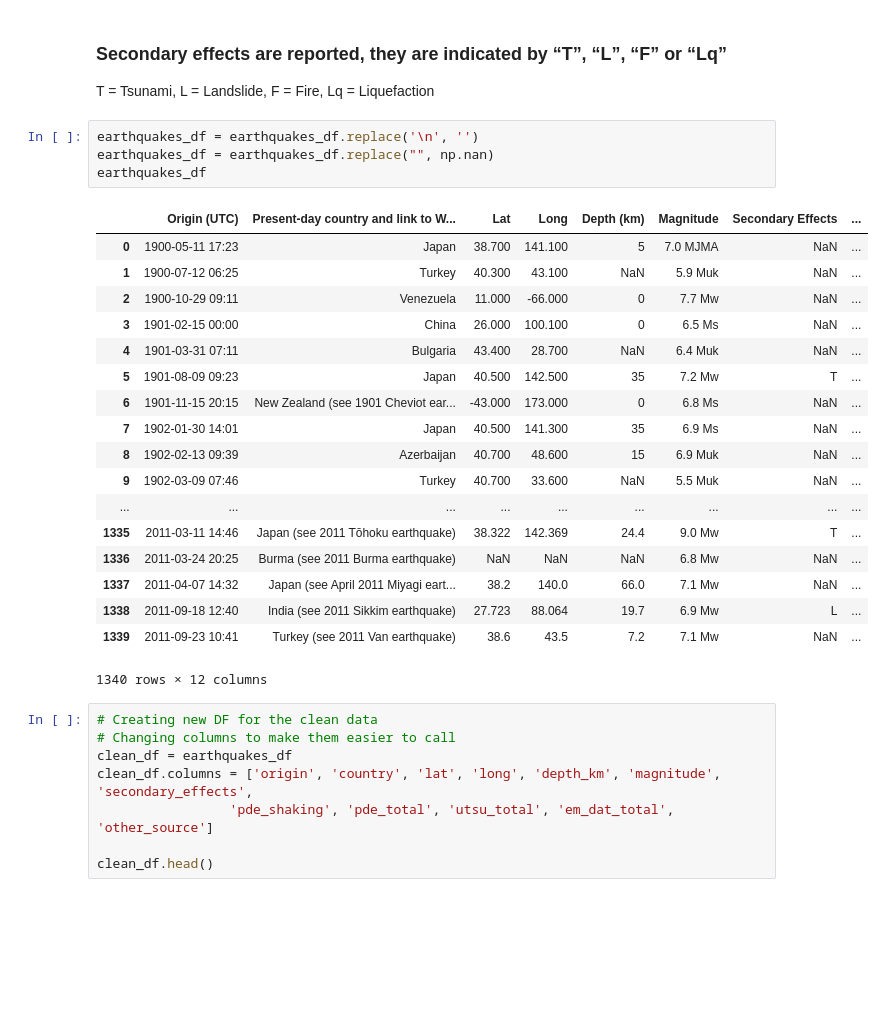
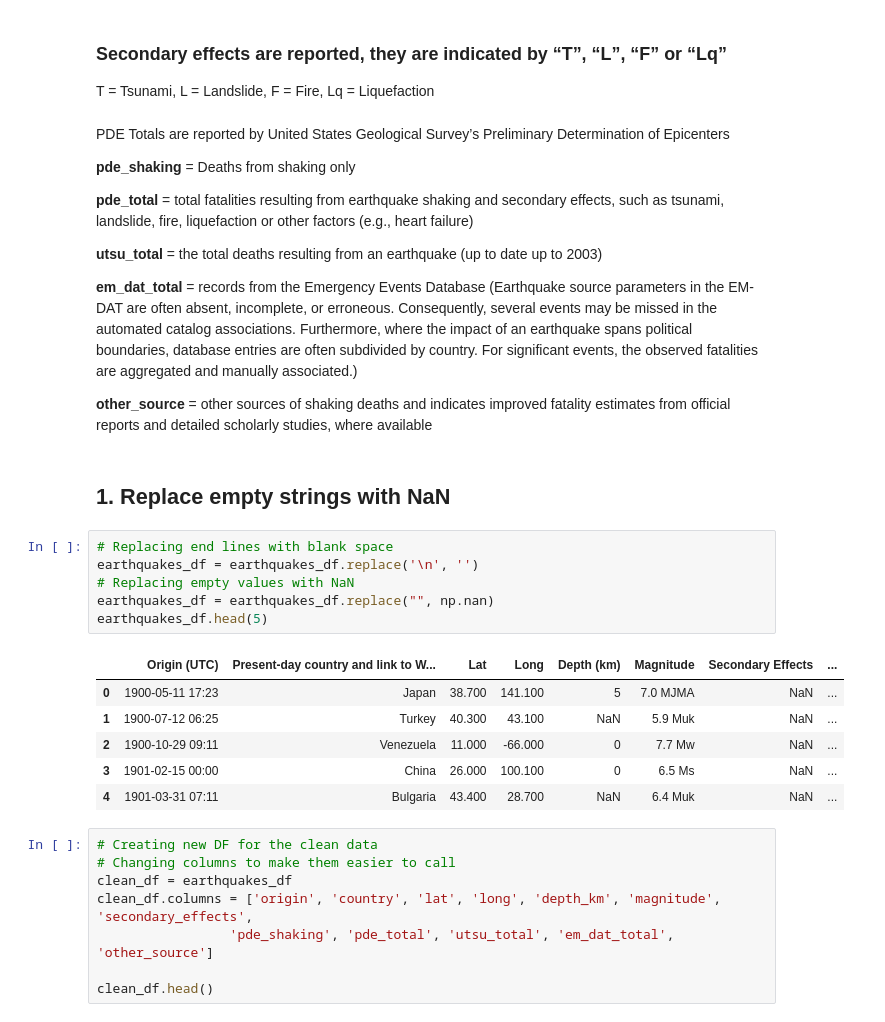
Before and after one commit to asidamo/Earthquakes-Analysis, a Jupyter notebook: DQ3_Andrew.ipynb, the cells around one changed output. Saved outputs shown, nothing was run; the diff lists cells and outputs as text; blank space fills up the shorter version.

```diff
--- a/DQ3_Andrew.ipynb
+++ b/DQ3_Andrew.ipynb
@@ -75,29 +75,33 @@ T = Tsunami,
 L = Landslide,
 F = Fire,
 Lq = Liquefaction
+# %% [markdown]
+PDE Totals are reported by United States Geological Survey’s Preliminary Determination of Epicenters <br>
+
+<strong>pde_shaking</strong> = Deaths from shaking only <br>
+
+<strong>pde_total</strong> = total fatalities resulting from earthquake shaking and secondary effects, such as tsunami, landslide, fire, liquefaction or other factors (e.g., heart failure) <br>
+
+<strong>utsu_total</strong> = the total deaths resulting from an earthquake (up to date up to 2003) <br>
+
+<strong>em_dat_total</strong> = records from the Emergency Events Database (Earthquake source parameters in the EM-DAT are often absent, incomplete, or erroneous. Consequently, several events may be missed in the automated catalog associations. Furthermore, where the impact of an earthquake spans political boundaries, database entries are often subdivided by country. For significant events, the observed fatalities are aggregated and manually associated.) <br>
+
+<strong>other_source</strong> = other sources of shaking deaths and indicates improved fatality estimates from official reports and detailed scholarly studies, where available
+# %% [markdown]
+## 1. Replace empty strings with NaN
 # %%
+# Replacing end lines with blank space
 earthquakes_df = earthquakes_df.replace('\n', '')
+# Replacing empty values with NaN
 earthquakes_df = earthquakes_df.replace("", np.nan)
-earthquakes_df
+earthquakes_df.head(5)
 # %% [output]
 |  | Origin (UTC) | Present-day country and link to W... | Lat | Long | Depth (km) | Magnitude | Secondary Effects | ... |
 | 0 | 1900-05-11 17:23 | Japan | 38.700 | 141.100 | 5 | 7.0 MJMA | NaN | ... |
 | 1 | 1900-07-12 06:25 | Turkey | 40.300 | 43.100 | NaN | 5.9 Muk | NaN | ... |
 | 2 | 1900-10-29 09:11 | Venezuela | 11.000 | -66.000 | 0 | 7.7 Mw | NaN | ... |
 | 3 | 1901-02-15 00:00 | China | 26.000 | 100.100 | 0 | 6.5 Ms | NaN | ... |
 | 4 | 1901-03-31 07:11 | Bulgaria | 43.400 | 28.700 | NaN | 6.4 Muk | NaN | ... |
-| 5 | 1901-08-09 09:23 | Japan | 40.500 | 142.500 | 35 | 7.2 Mw | T | ... |
-| 6 | 1901-11-15 20:15 | New Zealand (see 1901 Cheviot ear... | -43.000 | 173.000 | 0 | 6.8 Ms | NaN | ... |
-| 7 | 1902-01-30 14:01 | Japan | 40.500 | 141.300 | 35 | 6.9 Ms | NaN | ... |
-| 8 | 1902-02-13 09:39 | Azerbaijan | 40.700 | 48.600 | 15 | 6.9 Muk | NaN | ... |
-| 9 | 1902-03-09 07:46 | Turkey | 40.700 | 33.600 | NaN | 5.5 Muk | NaN | ... |
-| ... | ... | ... | ... | ... | ... | ... | ... | ... |
-| 1335 | 2011-03-11 14:46 | Japan (see 2011 Tōhoku earthquake) | 38.322 | 142.369 | 24.4 | 9.0 Mw | T | ... |
-| 1336 | 2011-03-24 20:25 | Burma (see 2011 Burma earthquake) | NaN | NaN | NaN | 6.8 Mw | NaN | ... |
-| 1337 | 2011-04-07 14:32 | Japan (see April 2011 Miyagi eart... | 38.2 | 140.0 | 66.0 | 7.1 Mw | NaN | ... |
-| 1338 | 2011-09-18 12:40 | India (see 2011 Sikkim earthquake) | 27.723 | 88.064 | 19.7 | 6.9 Mw | L | ... |
-| 1339 | 2011-09-23 10:41 | Turkey (see 2011 Van earthquake) | 38.6 | 43.5 | 7.2 | 7.1 Mw | NaN | ... |
-1340 rows × 12 columns
 # %%
 # Creating new DF for the clean data
 # Changing columns to make them easier to call
```
Also changed, not shown: parts of 27 cells of this notebook.
